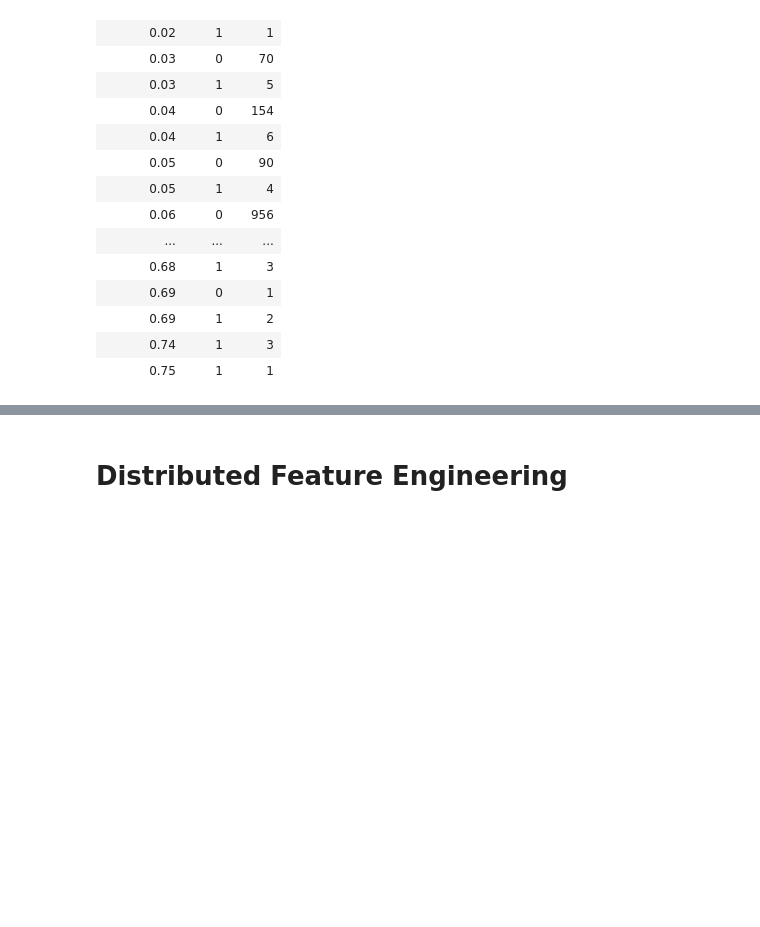
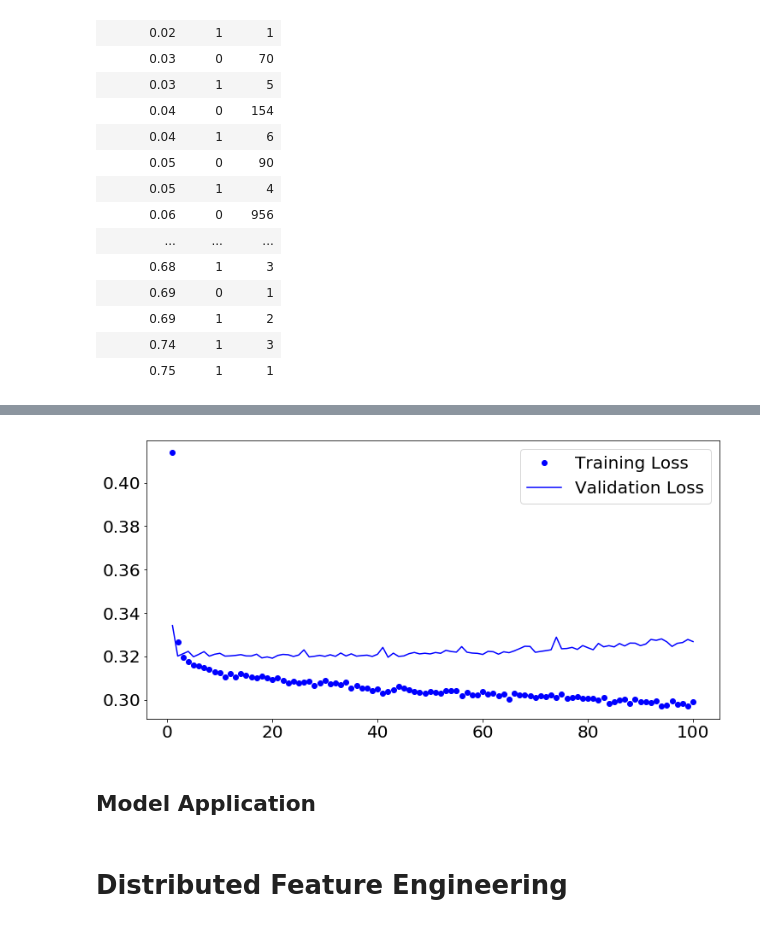
Before and after one commit to bgweber/DS_Production, a Jupyter notebook: source/DSP_CH06_PySpark_For_Batch_Pipelines.ipynb, the cells around one changed output, grey strips where cells are left out. Drawn from its saved outputs; the diff is of its cells as text; code cells hidden in the pictures; blank space fills up the shorter version.

```diff
--- a/source/DSP_CH06_PySpark_For_Batch_Pipelines.ipynb
+++ b/source/DSP_CH06_PySpark_For_Batch_Pipelines.ipynb
@@ -720,16 +759,20 @@ history = model.fit(x_train, y_train, epochs=100, batch_size=100,
 # %%
 import matplotlib.pyplot as plt
 
 loss = history.history['loss']
 val_loss = history.history['val_loss']
 epochs = range(1, len(loss) + 1)
 
-fig = plt.figure(figsize=(10,6) )
+plt.figure(figsize=(12, 6))
+plt.rcParams.update({'font.size': 20})
 plt.plot(epochs, loss, 'bo', label='Training Loss')
 plt.plot(epochs, val_loss, 'b', label='Validation Loss')
 plt.legend()
 plt.show()
-display(fig)
+# %% [output]
+[figure, added]
+# %% [markdown]
+## Model Application
 # %%
 
 # set up partitioning for the train data frame
```
Also changed, not shown: parts of 6 cells of this notebook.
